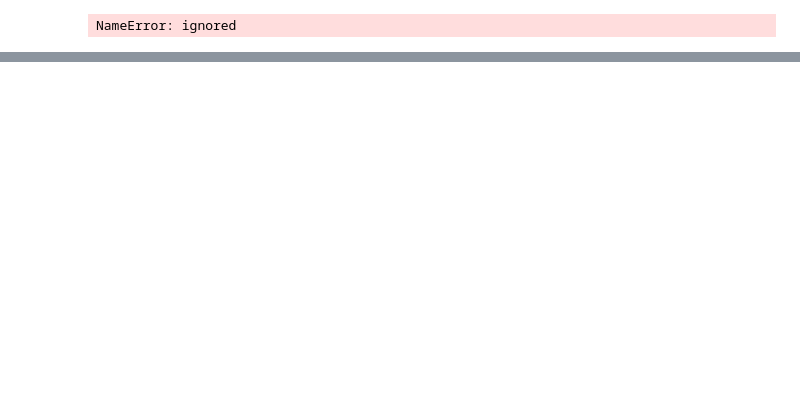
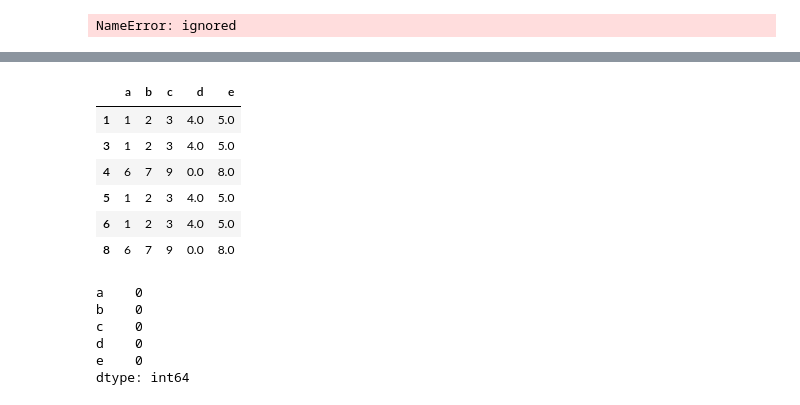
Before and after one commit to RODIV45/Data-Analysis-with-Python-GFG, a Jupyter notebook: intro_pandas.ipynb, the cells around one changed output, grey strips where cells are left out. Cells and saved outputs as stored; diff of their text form; code cells hidden in the pictures; blank space fills up the shorter version.

```diff
--- a/intro_pandas.ipynb
+++ b/intro_pandas.ipynb
@@ -104,0 +187,11 @@ data(["name of the column"],[index like 0,1,2,3,4...])
+# %%
+df.dropna()
+#so we see rows with null values are deleted
+# %% [output]
+|  | a | b | c | d | e |
+| 1 | 1 | 2 | 3 | 4.0 | 5.0 |
+| 3 | 1 | 2 | 3 | 4.0 | 5.0 |
+| 4 | 6 | 7 | 9 | 0.0 | 8.0 |
+| 5 | 1 | 2 | 3 | 4.0 | 5.0 |
+| 6 | 1 | 2 | 3 | 4.0 | 5.0 |
+| 8 | 6 | 7 | 9 | 0.0 | 8.0 |
@@ -104,0 +200,9 @@ data(["name of the column"],[index like 0,1,2,3,4...])
+# %%
+df1.isnull().sum()
+# %% [output]
+a    0
+b    0
+c    0
+d    0
+e    0
+dtype: int64
```
Also changed, not shown: parts of 33 cells of this notebook.
